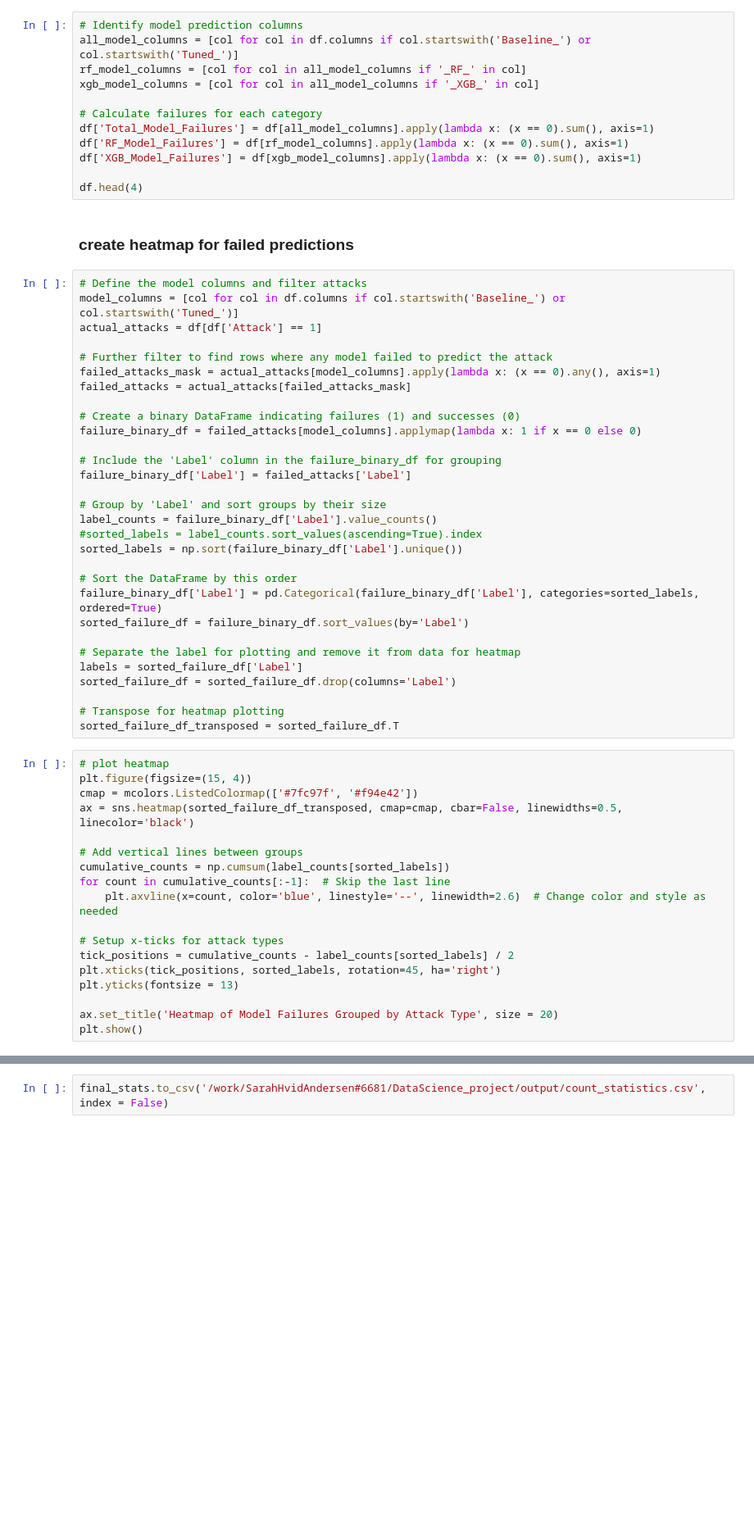
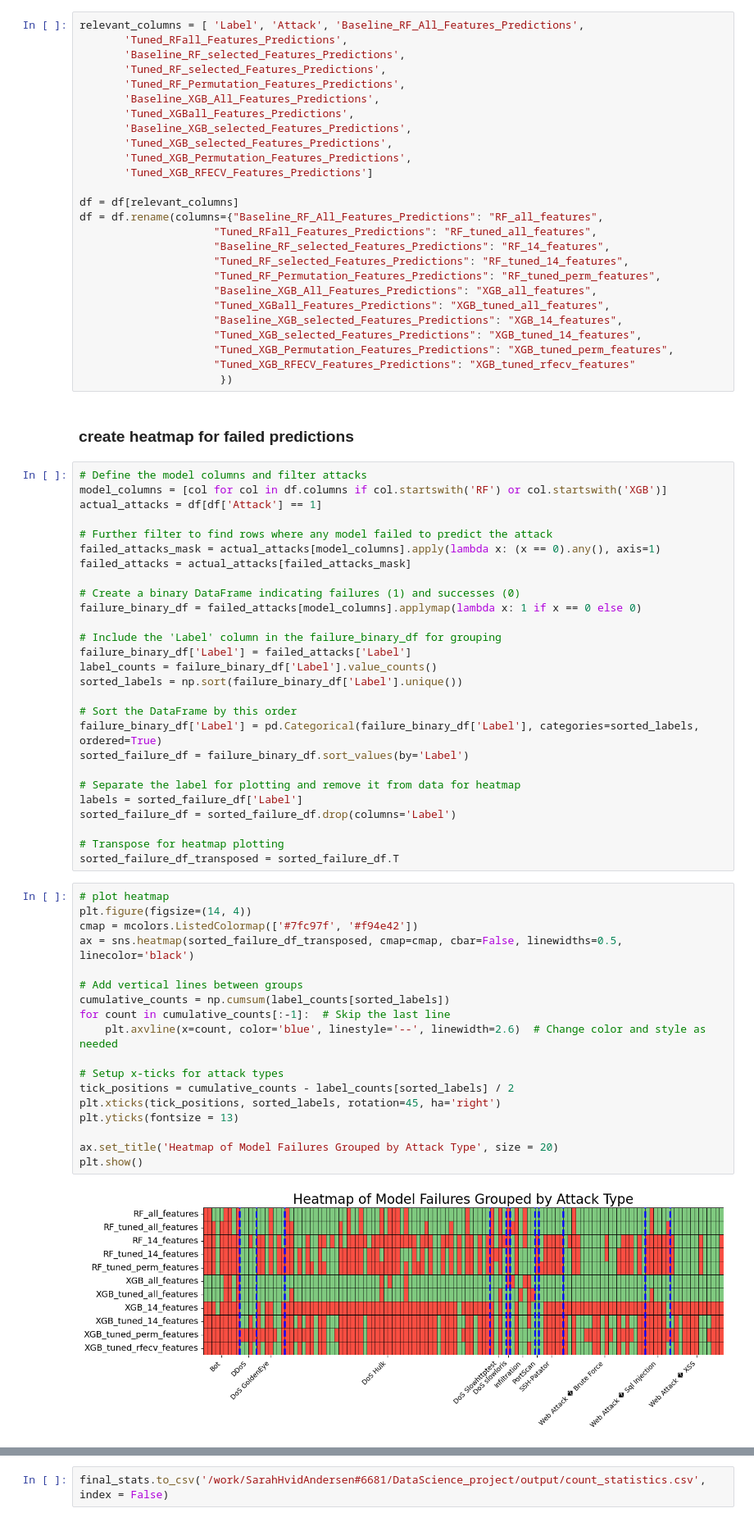
Before and after one commit to SarahHvidAndersenKnowit/DataScience_project, a Jupyter notebook: nbs/prediction_results.ipynb, the cells around one changed output, grey strips where cells are left out. Shown at 82% size. Drawn from its saved outputs; the diff is of its cells as text; blank space fills up the shorter version.

```diff
--- a/nbs/prediction_results.ipynb
+++ b/nbs/prediction_results.ipynb
@@ -97,20 +80,34 @@ print(f"Number of cases where best RF models failed to predict an attack: {faile
-# %%
-# Identify model prediction columns
-all_model_columns = [col for col in df.columns if col.startswith('Baseline_') or col.startswith('Tuned_')]
-rf_model_columns = [col for col in all_model_columns if '_RF_' in col]
-xgb_model_columns = [col for col in all_model_columns if '_XGB_' in col]
-
-# Calculate failures for each category
-df['Total_Model_Failures'] = df[all_model_columns].apply(lambda x: (x == 0).sum(), axis=1)
-df['RF_Model_Failures'] = df[rf_model_columns].apply(lambda x: (x == 0).sum(), axis=1)
-df['XGB_Model_Failures'] = df[xgb_model_columns].apply(lambda x: (x == 0).sum(), axis=1)
-
-df.head(4)
+# %%
+relevant_columns = [ 'Label', 'Attack', 'Baseline_RF_All_Features_Predictions',
+       'Tuned_RFall_Features_Predictions',
+       'Baseline_RF_selected_Features_Predictions',
+       'Tuned_RF_selected_Features_Predictions',
+       'Tuned_RF_Permutation_Features_Predictions',
+       'Baseline_XGB_All_Features_Predictions',
+       'Tuned_XGBall_Features_Predictions',
+       'Baseline_XGB_selected_Features_Predictions',
+       'Tuned_XGB_selected_Features_Predictions',
+       'Tuned_XGB_Permutation_Features_Predictions',
+       'Tuned_XGB_RFECV_Features_Predictions']
+
+df = df[relevant_columns]
+df = df.rename(columns={"Baseline_RF_All_Features_Predictions": "RF_all_features",
+                     "Tuned_RFall_Features_Predictions": "RF_tuned_all_features",
+                     "Baseline_RF_selected_Features_Predictions": "RF_14_features",
+                     "Tuned_RF_selected_Features_Predictions": "RF_tuned_14_features",
+                     "Tuned_RF_Permutation_Features_Predictions": "RF_tuned_perm_features",
+                     "Baseline_XGB_All_Features_Predictions": "XGB_all_features",
+                     "Tuned_XGBall_Features_Predictions": "XGB_tuned_all_features",
+                     "Baseline_XGB_selected_Features_Predictions": "XGB_14_features",
+                     "Tuned_XGB_selected_Features_Predictions": "XGB_tuned_14_features",
+                     "Tuned_XGB_Permutation_Features_Predictions": "XGB_tuned_perm_features",
+                     "Tuned_XGB_RFECV_Features_Predictions": "XGB_tuned_rfecv_features"
+                      })
 # %% [markdown]
 ### create heatmap for failed predictions
 # %%
 # Define the model columns and filter attacks
-model_columns = [col for col in df.columns if col.startswith('Baseline_') or col.startswith('Tuned_')]
+model_columns = [col for col in df.columns if col.startswith('RF') or col.startswith('XGB')]
 actual_attacks = df[df['Attack'] == 1]
 
 # Further filter to find rows where any model failed to predict the attack
@@ -122,10 +119,7 @@ failure_binary_df = failed_attacks[model_columns].applymap(lambda x: 1 if x == 0
 
 # Include the 'Label' column in the failure_binary_df for grouping
 failure_binary_df['Label'] = failed_attacks['Label']
-
-# Group by 'Label' and sort groups by their size
 label_counts = failure_binary_df['Label'].value_counts()
-#sorted_labels = label_counts.sort_values(ascending=True).index
 sorted_labels = np.sort(failure_binary_df['Label'].unique())
 
 # Sort the DataFrame by this order
@@ -140,21 +134,23 @@ sorted_failure_df = sorted_failure_df.drop(columns='Label')
 sorted_failure_df_transposed = sorted_failure_df.T
 # %%
 # plot heatmap
-plt.figure(figsize=(15, 4))
+plt.figure(figsize=(14, 4))
 cmap = mcolors.ListedColormap(['#7fc97f', '#f94e42'])
 ax = sns.heatmap(sorted_failure_df_transposed, cmap=cmap, cbar=False, linewidths=0.5, linecolor='black')
 
 # Add vertical lines between groups
 cumulative_counts = np.cumsum(label_counts[sorted_labels])
 for count in cumulative_counts[:-1]:  # Skip the last line
     plt.axvline(x=count, color='blue', linestyle='--', linewidth=2.6)  # Change color and style as needed
 
 # Setup x-ticks for attack types
 tick_positions = cumulative_counts - label_counts[sorted_labels] / 2
 plt.xticks(tick_positions, sorted_labels, rotation=45, ha='right')
 plt.yticks(fontsize = 13)
 
 ax.set_title('Heatmap of Model Failures Grouped by Attack Type', size = 20)
 plt.show()
+# %% [output]
+[figure, added]
 # %%
 # get columns
```
Also changed, not shown: parts of 7 cells of this notebook, 30 other files.
